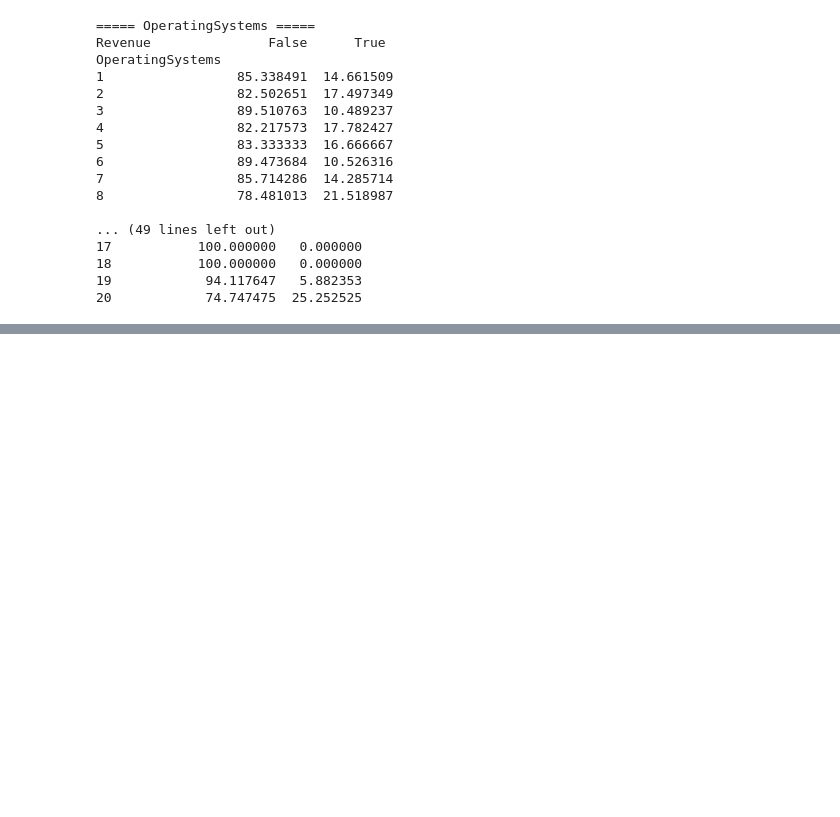
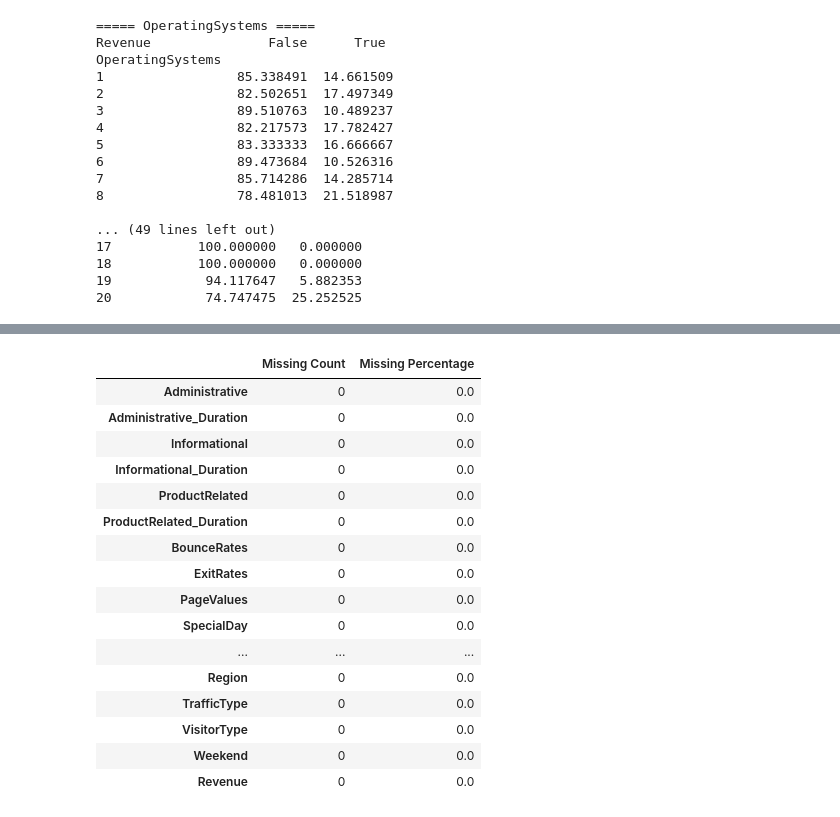
Before and after one commit to devdhruvsingh/ecommerce-purchase-predictions, a Jupyter notebook: notebooks/01_data_exploration.ipynb, the cells around one changed output, grey strips where cells are left out. Cells and saved outputs as stored; diff of their text form; code cells hidden in the pictures; blank space fills up the shorter version.

```diff
--- a/notebooks/01_data_exploration.ipynb
+++ b/notebooks/01_data_exploration.ipynb
@@ -829,0 +836,25 @@ OperatingSystems
+# %%
+missing_summary = pd.DataFrame({
+    "Missing Count": df_clean.isnull().sum(),
+    "Missing Percentage": df_clean.isnull().mean() * 100
+})
+
+missing_summary
+# %% [output]
+|  | Missing Count | Missing Percentage |
+| Administrative | 0 | 0.0 |
+| Administrative_Duration | 0 | 0.0 |
+| Informational | 0 | 0.0 |
+| Informational_Duration | 0 | 0.0 |
+| ProductRelated | 0 | 0.0 |
+| ProductRelated_Duration | 0 | 0.0 |
+| BounceRates | 0 | 0.0 |
+| ExitRates | 0 | 0.0 |
+| PageValues | 0 | 0.0 |
+| SpecialDay | 0 | 0.0 |
+| ... | ... | ... |
+| Region | 0 | 0.0 |
+| TrafficType | 0 | 0.0 |
+| VisitorType | 0 | 0.0 |
+| Weekend | 0 | 0.0 |
+| Revenue | 0 | 0.0 |
```
Also changed, not shown: parts of 24 cells of this notebook.
